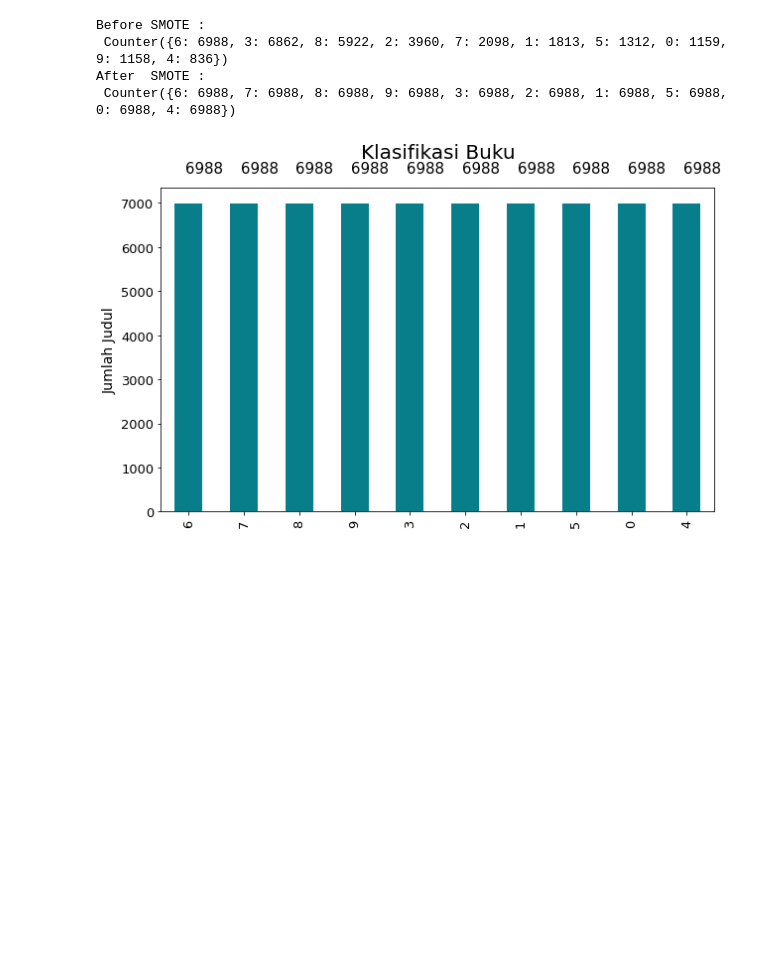
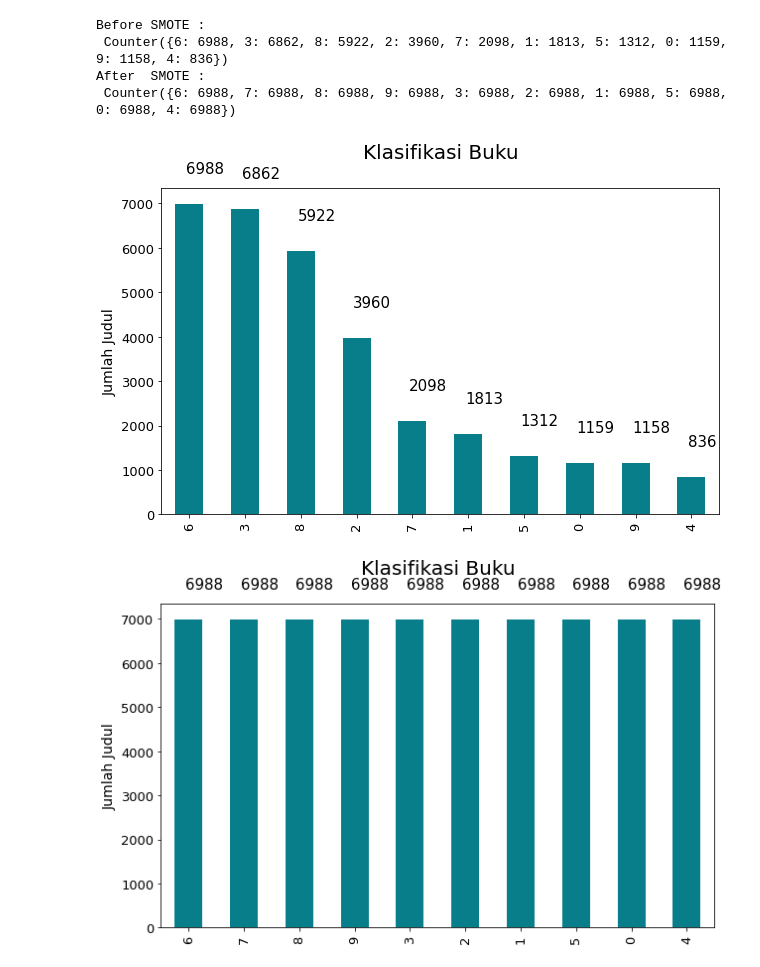
Before and after one commit to ZufarM/Naive-Bayes-Clasifier, a Jupyter notebook: smote_balancing_data judul.ipynb, the cells around one changed output. Saved outputs shown, nothing was run; the diff lists cells and outputs as text; code cells hidden in the pictures; blank space fills up the shorter version.

```diff
--- a/smote_balancing_data judul.ipynb
+++ b/smote_balancing_data judul.ipynb
@@ -213,6 +213,16 @@ Before SMOTE :
  Counter({6: 6988, 3: 6862, 8: 5922, 2: 3960, 7: 2098, 1: 1813, 5: 1312, 0: 1159, 9: 1158, 4: 836})
 After  SMOTE :
  Counter({6: 6988, 7: 6988, 8: 6988, 9: 6988, 3: 6988, 2: 6988, 1: 6988, 5: 6988, 0: 6988, 4: 6988})
+# %%
+# Memeriksa jumlah judul buku berdasarkan klasifikasi sebelum over sampling
+ax = y_train.value_counts().plot(kind='bar', figsize=(10, 6), fontsize=13, color='#087E8B')
+ax.set_title('Klasifikasi Buku', size=20, pad=30)
+ax.set_ylabel('Jumlah Judul', fontsize=14)
+
+for i in ax.patches:
+    ax.text(i.get_x() + 0.19, i.get_height() + 700, str(round(i.get_height(), 2)), fontsize=15)
+# %% [output]
+[figure, added]
 # %%
 # Memeriksa jumlah judul buku berdasarkan klasifikasi
 ax = y_train_smote.value_counts().plot(kind='bar', figsize=(10, 6), fontsize=13, color='#087E8B')
```
Also changed, not shown: parts of 3 cells of this notebook, 4 other files.
